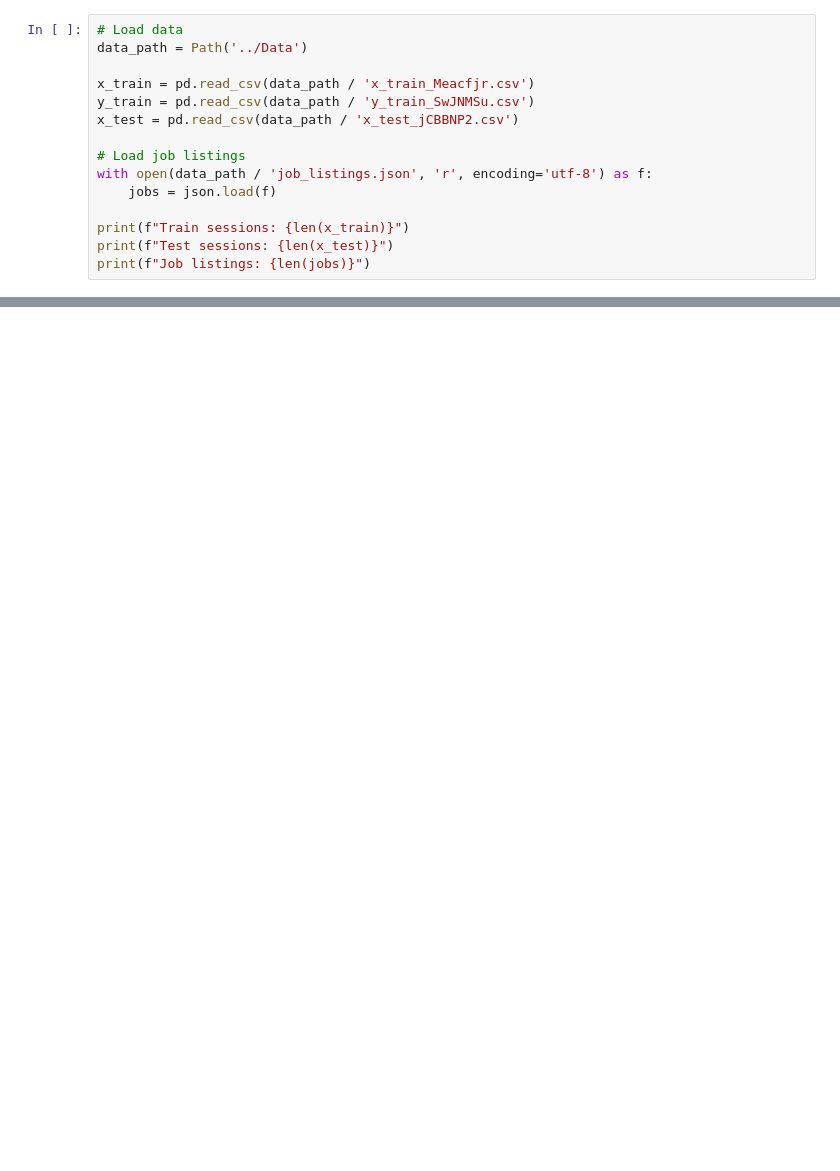
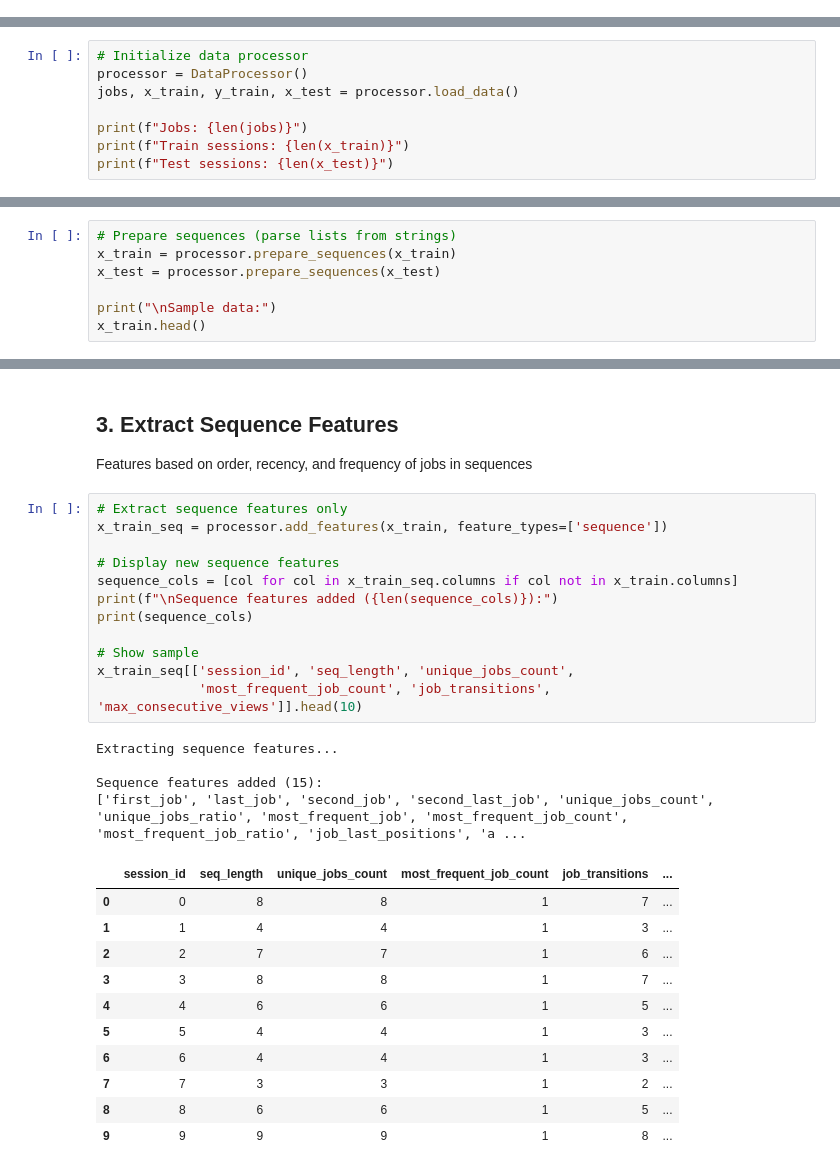
Before and after one commit to alecacerestel/Competition_G12_AML, a Jupyter notebook: notebooks/02_feature_engineering.ipynb, the cells around one changed output, grey strips where cells are left out. Saved outputs shown, nothing was run; the diff lists cells and outputs as text; blank space fills up the shorter version.

Commit message:
data procesor de mierda gvn

```diff
--- a/notebooks/02_feature_engineering.ipynb
+++ b/notebooks/02_feature_engineering.ipynb
@@ -26,15 +0,0 @@ sns.set_style('whitegrid')
-# %%
-# Load data
-data_path = Path('../Data')
-
-x_train = pd.read_csv(data_path / 'x_train_Meacfjr.csv')
-y_train = pd.read_csv(data_path / 'y_train_SwJNMSu.csv')
-x_test = pd.read_csv(data_path / 'x_test_jCBBNP2.csv')
-
-# Load job listings
-with open(data_path / 'job_listings.json', 'r', encoding='utf-8') as f:
-    jobs = json.load(f)
-
-print(f"Train sessions: {len(x_train)}")
-print(f"Test sessions: {len(x_test)}")
-print(f"Job listings: {len(jobs)}")
@@ -246,0 +21,8 @@ These features capture:
+# %%
+# Initialize data processor
+processor = DataProcessor()
+jobs, x_train, y_train, x_test = processor.load_data()
+
+print(f"Jobs: {len(jobs)}")
+print(f"Train sessions: {len(x_train)}")
+print(f"Test sessions: {len(x_test)}")
@@ -246,0 +35,7 @@ These features capture:
+# %%
+# Prepare sequences (parse lists from strings)
+x_train = processor.prepare_sequences(x_train)
+x_test = processor.prepare_sequences(x_test)
+
+print("\nSample data:")
+x_train.head()
@@ -246,0 +50,31 @@ These features capture:
+# %% [markdown]
+## 3. Extract Sequence Features
+Features based on order, recency, and frequency of jobs in sequences
+# %%
+# Extract sequence features only
+x_train_seq = processor.add_features(x_train, feature_types=['sequence'])
+
+# Display new sequence features
+sequence_cols = [col for col in x_train_seq.columns if col not in x_train.columns]
+print(f"\nSequence features added ({len(sequence_cols)}):")
+print(sequence_cols)
+
+# Show sample
+x_train_seq[['session_id', 'seq_length', 'unique_jobs_count',
+             'most_frequent_job_count', 'job_transitions', 'max_consecutive_views']].head(10)
+# %% [output]
+Extracting sequence features...
+
+Sequence features added (15):
+['first_job', 'last_job', 'second_job', 'second_last_job', 'unique_jobs_count', 'unique_jobs_ratio', 'most_frequent_job', 'most_frequent_job_count', 'most_frequent_job_ratio', 'job_last_positions', 'a ...
+|  | session_id | seq_length | unique_jobs_count | most_frequent_job_count | job_transitions | ... |
+| 0 | 0 | 8 | 8 | 1 | 7 | ... |
+| 1 | 1 | 4 | 4 | 1 | 3 | ... |
+| 2 | 2 | 7 | 7 | 1 | 6 | ... |
+| 3 | 3 | 8 | 8 | 1 | 7 | ... |
+| 4 | 4 | 6 | 6 | 1 | 5 | ... |
+| 5 | 5 | 4 | 4 | 1 | 3 | ... |
+| 6 | 6 | 4 | 4 | 1 | 3 | ... |
+| 7 | 7 | 3 | 3 | 1 | 2 | ... |
+| 8 | 8 | 6 | 6 | 1 | 5 | ... |
+| 9 | 9 | 9 | 9 | 1 | 8 | ... |
```
Also changed, not shown: parts of 42 cells of this notebook, 3 other files.
